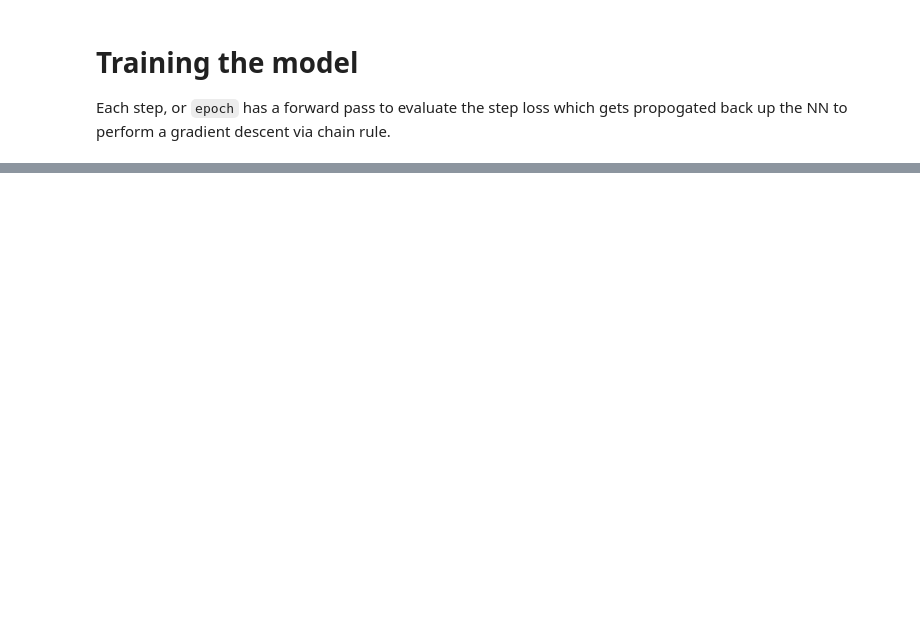
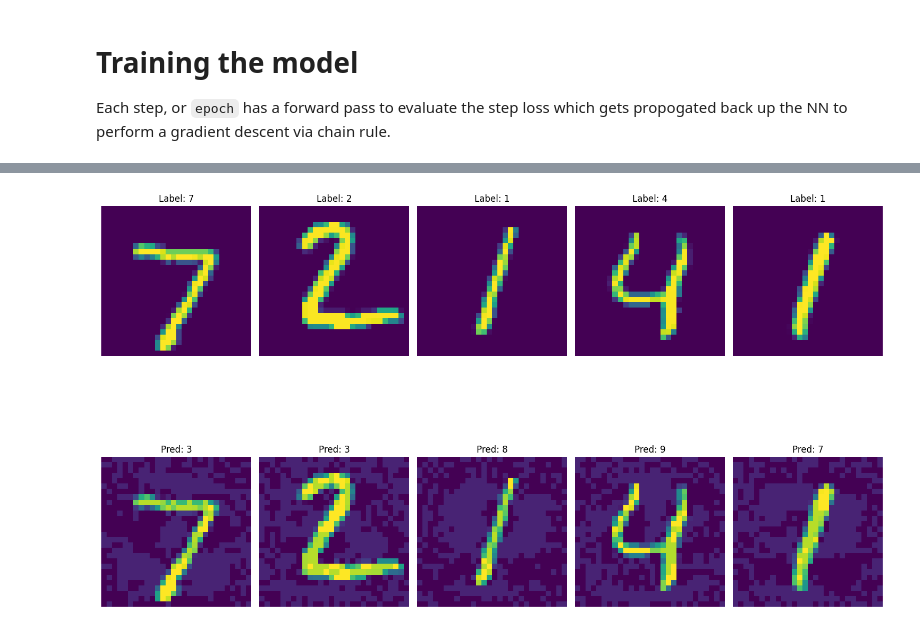
Before and after one commit to suessflorian/spiking-neurons, a Jupyter notebook: NN-Introduction.ipynb, the cells around one changed output, grey strips where cells are left out. Cells and saved outputs as stored; diff of their text form; code cells hidden in the pictures; blank space fills up the shorter version.

```diff
--- a/NN-Introduction.ipynb
+++ b/NN-Introduction.ipynb
@@ -322,0 +503,26 @@ Accuracy of the network on the 10000 test images: 93.27%
+# %%
+def plot_images_with_diff(original_images, perturbed_images, labels, preds, n_images=5):
+    plt.figure(figsize=(15, 15))  # Adjusted figure size to accommodate an additional row for differences
+
+    n_images = min(n_images, len(original_images))
+    for i in range(n_images):
+        # Original
+        plt.subplot(3, n_images, i + 1)
+        img = original_images[i].permute(1, 2, 0).numpy()
+        plt.imshow(img)
+        plt.title(f"Label: {labels[i]}")
+        plt.axis('off')
+
+        # Perturbed
+        plt.subplot(3, n_images, n_images + i + 1)
+        img = perturbed_images[i].permute(1, 2, 0).numpy()
+        plt.imshow(img)
+        plt.title(f"Pred: {preds[i]}")
+        plt.axis('off')
+
+    plt.tight_layout()
+    plt.show()
+
+plot_images_with_diff(torch.stack(misclassified_original_images), torch.stack(misclassified_perturbed_images), misclassified_labels, misclassified_preds)
+# %% [output]
+[figure, added]
```
Also changed, not shown: parts of 19 cells of this notebook, 2 other files.
